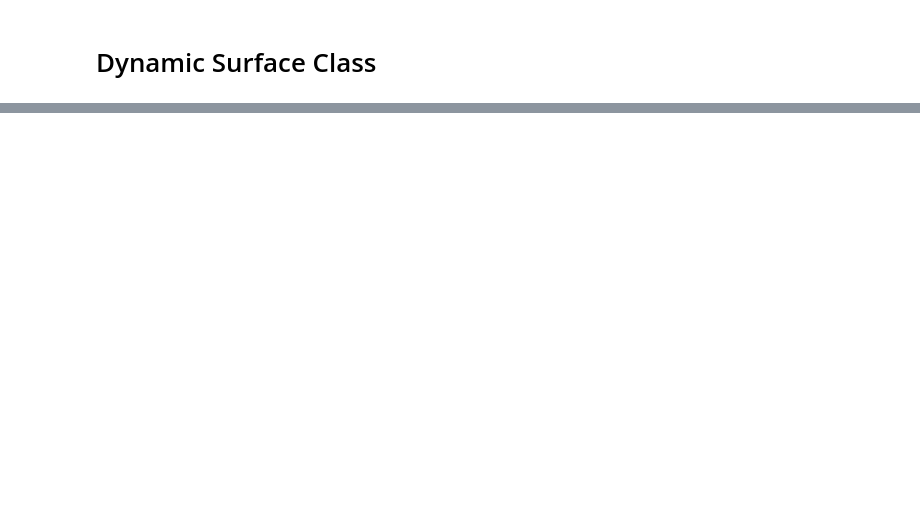
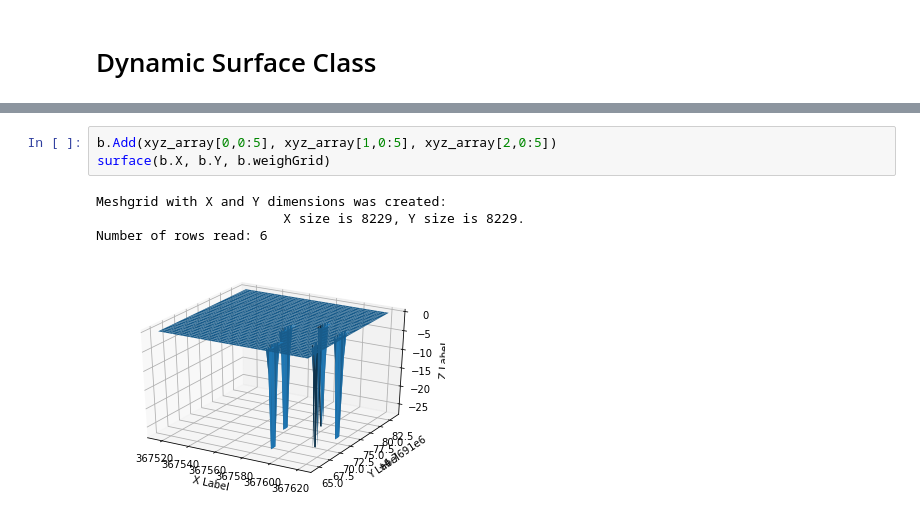
Before and after one commit to ivandudkov/dynamic-surface-class, a Jupyter notebook: dynamic_surface_class.ipynb, the cells around one changed output, grey strips where cells are left out. Drawn from its saved outputs; the diff is of its cells as text; blank space fills up the shorter version.

```diff
--- a/dynamic_surface_class.ipynb
+++ b/dynamic_surface_class.ipynb
@@ -253,0 +611,8 @@ n.data
+# %%
+b.Add(xyz_array[0,0:5], xyz_array[1,0:5], xyz_array[2,0:5])
+surface(b.X, b.Y, b.weighGrid)
+# %% [output]
+Meshgrid with X and Y dimensions was created:
+                        X size is 8229, Y size is 8229.
+Number of rows read: 6
+[figure, added]
```
Also changed, not shown: parts of 22 cells of this notebook.
